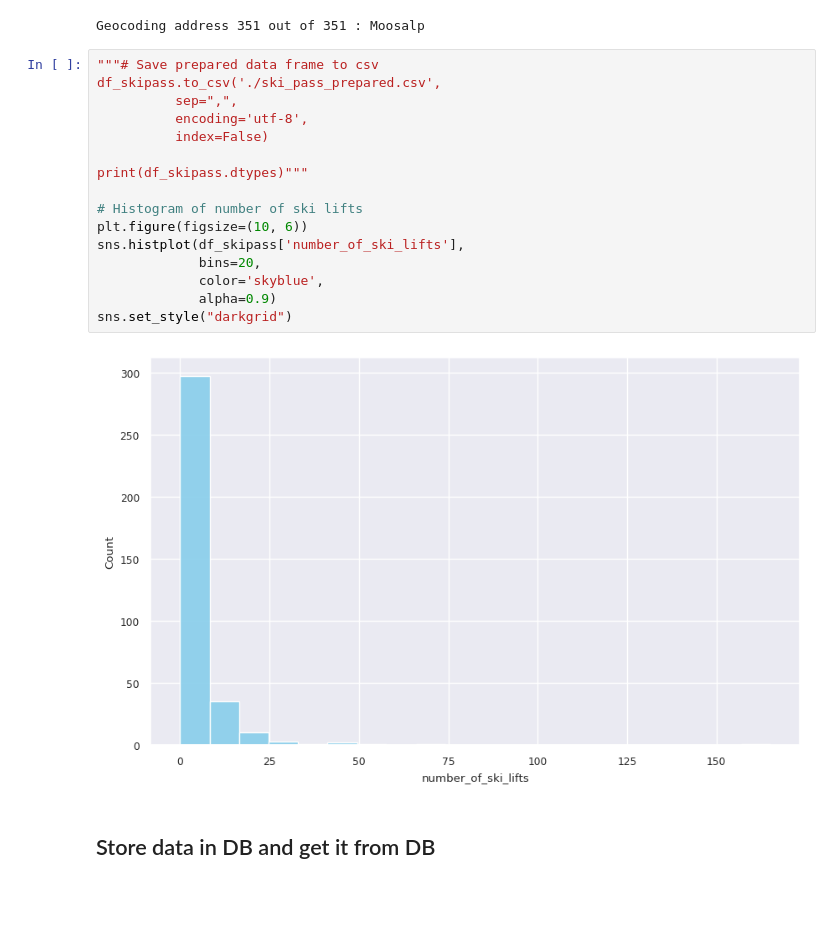
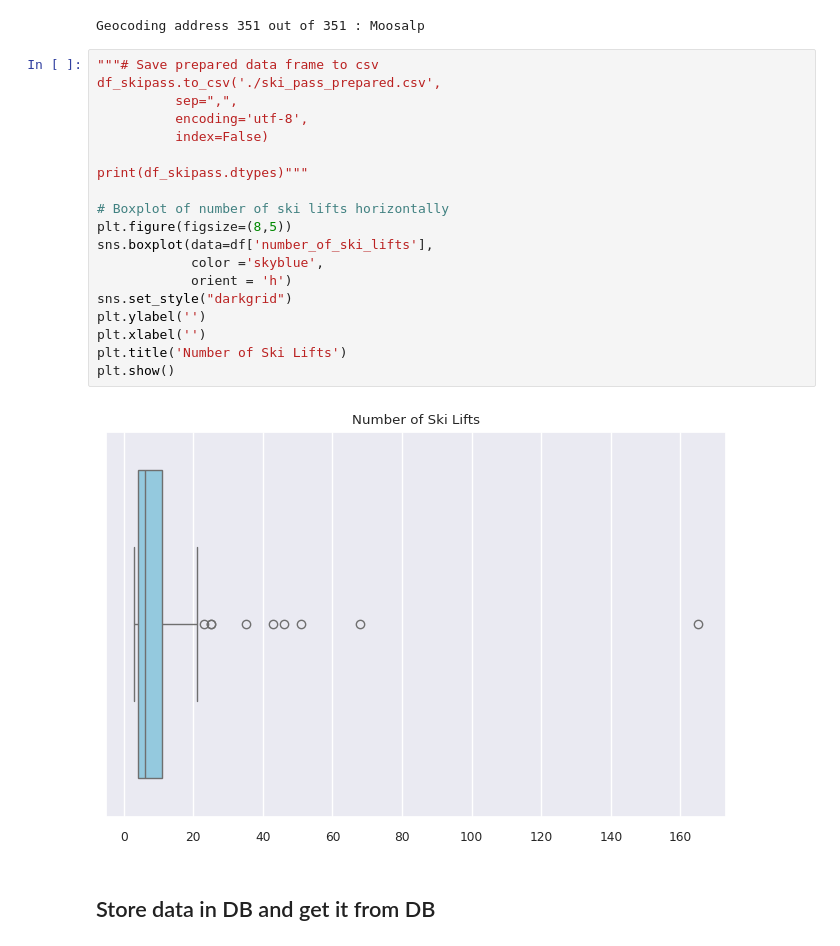
Before and after one commit to forstkev/arm_quant, a Jupyter notebook: projekt_notebook.ipynb, the cells around one changed output. Cells and saved outputs as stored; diff of their text form; blank space fills up the shorter version.

```diff
--- a/projekt_notebook.ipynb
+++ b/projekt_notebook.ipynb
@@ -235,21 +235,24 @@ Geocoding address 351 out of 351 : Moosalp
 # %%
 """# Save prepared data frame to csv
 df_skipass.to_csv('./ski_pass_prepared.csv',
           sep=",",
           encoding='utf-8',
           index=False)
 
 print(df_skipass.dtypes)"""
 
-# Histogram of number of ski lifts
-plt.figure(figsize=(10, 6))
-sns.histplot(df_skipass['number_of_ski_lifts'],
-             bins=20,
-             color='skyblue',
-             alpha=0.9)
+# Boxplot of number of ski lifts horizontally
+plt.figure(figsize=(8,5))
+sns.boxplot(data=df['number_of_ski_lifts'],
+            color ='skyblue',
+            orient = 'h')
 sns.set_style("darkgrid")
+plt.ylabel('')
+plt.xlabel('')
+plt.title('Number of Ski Lifts')
+plt.show()
 # %% [output]
-[figure, old version]
+[figure, new version]
 # %% [markdown]
 ## Store data in DB and get it from DB
 # %%
```
Also changed, not shown: parts of 3 cells of this notebook, 1 other file.
